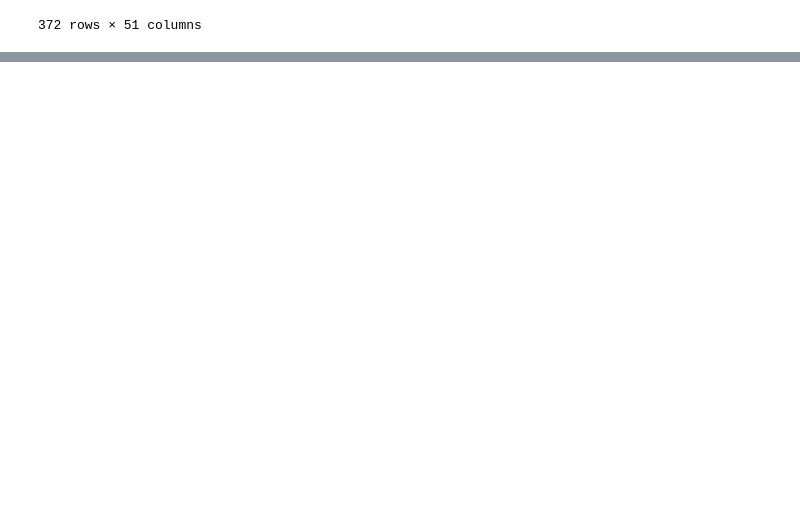
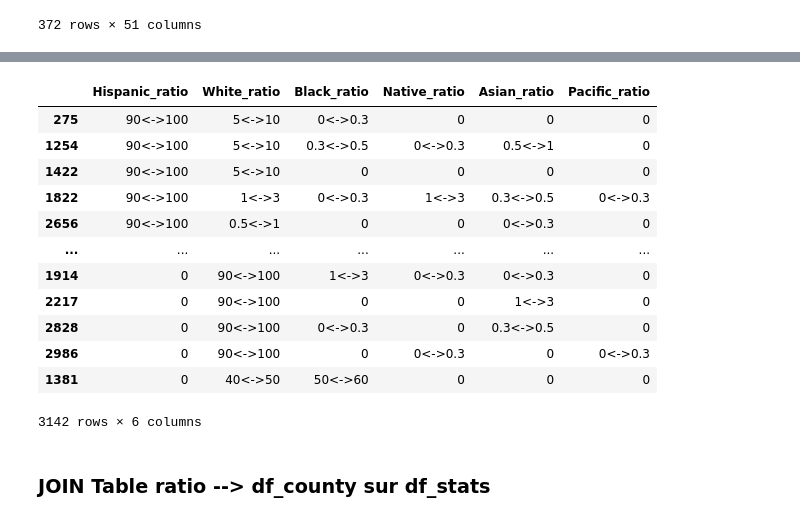
Before and after one commit to XDEBUF/covid_social_poll, a Jupyter notebook: covid inference.ipynb, the cells around one changed output, grey strips where cells are left out. Drawn from its saved outputs; the diff is of its cells as text; code cells hidden in the pictures; blank space fills up the shorter version.

```diff
--- a/covid inference.ipynb
+++ b/covid inference.ipynb
@@ -193,21 +193,25 @@ df_county[df_county['White']<50]
 | 4866 | 4954 | Doña Ana | NM | NaN | NaN | NaN | ... |
 372 rows × 51 columns
 # %%
-def borne(list_col,min_list,df_src):
+def borne(col,min_list,df_src):
     df_target=pd.DataFrame()
-    for col in list_col:
-        df_src[col+"_ratio"]=col
-        for i, minimum in enumerate(min_list):
-            if i<len(min_list)-1:
-                df=df_src[(df_src[col] > minimum) & (df_src[col] <= min_list[i + 1])]
-                df.loc[:,col+"_ratio"]= str(minimum) + "<->" + str(min_list[i + 1])
-                df_target=pd.concat([df_target, df])
+    df_src[col+"_ratio"]=col
+    for i, minimum in enumerate(min_list):
+        if i<len(min_list)-1:
+            df=df_src[(df_src[col] > minimum) & (df_src[col] <= min_list[i + 1])]
+            df.loc[:,col+"_ratio"]= str(minimum) + "<->" + str(min_list[i + 1])
+            df_target=pd.concat([df, df_target])
 
     return df_target
 # %%
 list_col=['Hispanic','White','Black','Native','Asian','Pacific']
 min_list=[0,0.3,0.5,1,3,5,10,15,20,30,40,50,60,70,80,90,100]
 # %%
-df_viz=borne(list_col,min_list,df_county)
+df_viz=borne('Hispanic',min_list,df_work)
+df_viz1=borne('White',min_list,df_work)
+df_viz2=borne('Black',min_list,df_work)
+df_viz3=borne('Native',min_list,df_work)
+df_viz4=borne('Asian',min_list,df_work)
+df_viz5=borne('Pacific',min_list,df_work)
 # %%
-df_viz.head(50)
+df_ratio = pd.concat([df_viz.Hispanic_ratio, df_viz1.White_ratio, df_viz2.Black_ratio, df_viz3.Native_ratio, df_viz4.Asian_ratio, df_viz5.Pacific_ratio], axis=1)
@@ -232,0 +218,19 @@ df_viz.head(50)
+# %%
+df_ratio.head()
+df_ratio.fillna(0)
+# %% [output]
+|  | Hispanic_ratio | White_ratio | Black_ratio | Native_ratio | Asian_ratio | Pacific_ratio |
+| 275 | 90<->100 | 5<->10 | 0<->0.3 | 0 | 0 | 0 |
+| 1254 | 90<->100 | 5<->10 | 0.3<->0.5 | 0<->0.3 | 0.5<->1 | 0 |
+| 1422 | 90<->100 | 5<->10 | 0 | 0 | 0 | 0 |
+| 1822 | 90<->100 | 1<->3 | 0<->0.3 | 1<->3 | 0.3<->0.5 | 0<->0.3 |
+| 2656 | 90<->100 | 0.5<->1 | 0 | 0 | 0<->0.3 | 0 |
+| ... | ... | ... | ... | ... | ... | ... |
+| 1914 | 0 | 90<->100 | 1<->3 | 0<->0.3 | 0<->0.3 | 0 |
+| 2217 | 0 | 90<->100 | 0 | 0 | 1<->3 | 0 |
+| 2828 | 0 | 90<->100 | 0<->0.3 | 0 | 0.3<->0.5 | 0 |
+| 2986 | 0 | 90<->100 | 0 | 0<->0.3 | 0 | 0<->0.3 |
+| 1381 | 0 | 40<->50 | 50<->60 | 0 | 0 | 0 |
+3142 rows × 6 columns
+# %% [markdown]
+### JOIN Table ratio --> df_county sur df_stats
```
Also changed, not shown: parts of 1 cell of this notebook.
